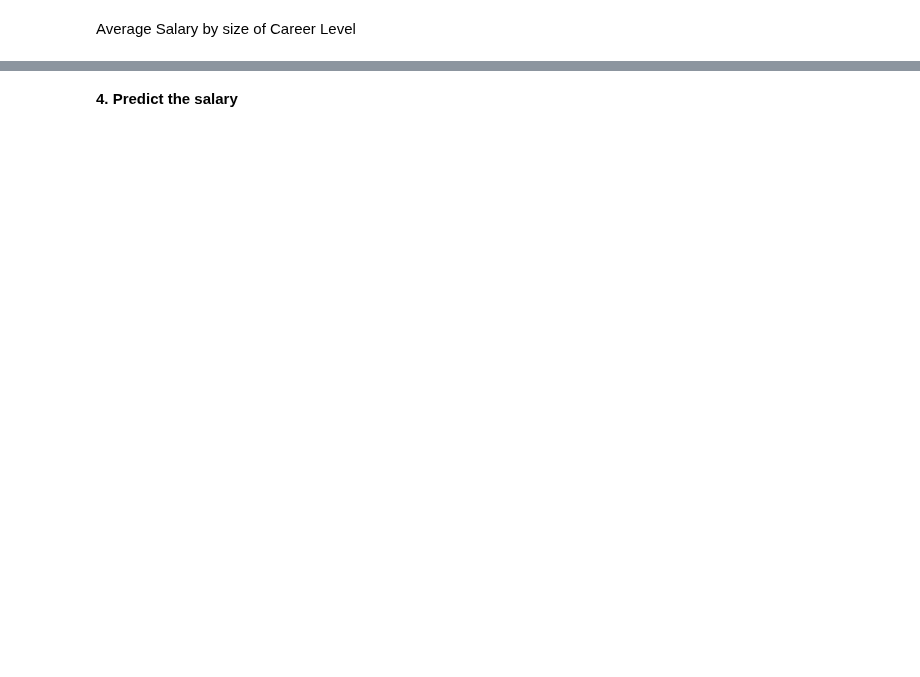
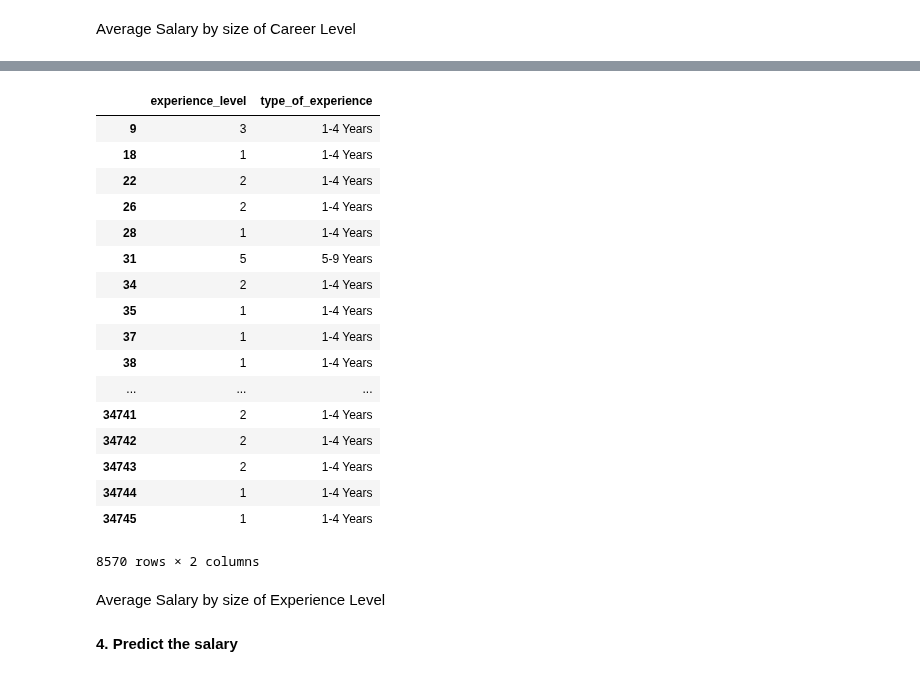
Before and after one commit to Reosta-Pratama/Project-Prediction, a Jupyter notebook: project.ipynb, the cells around one changed output, grey strips where cells are left out. Cells and saved outputs as stored; diff of their text form; code cells hidden in the pictures; blank space fills up the shorter version.

```diff
--- a/project.ipynb
+++ b/project.ipynb
@@ -126,0 +113,18 @@ Name: salary, dtype: int32
+# %%
+dataset["experience_level"] = dataset["experience_level"].str.replace("\D", "").fillna(0).astype('int')
+# %%
+type_com = []
+for i in dataset['experience_level']:
+    if i == 0:
+        type_com.append('No Experience')
+    elif 1 <= i <= 4:
+        type_com.append('1-4 Years')
+    elif 5 <= i <= 9:
+        type_com.append('5-9 Years')
+    elif 10 <= i <= 14:
+        type_com.append('10-14 Years')
+    elif 15 <= i <= 19:
+        type_com.append('15-19 Years')
+    else:
+        type_com.append('20+ Years')
+dataset['type_of_experience'] = type_com
@@ -127,2 +141,25 @@ Name: salary, dtype: int32
+# %%
+dataset[["experience_level", "type_of_experience"]]
+# %% [output]
+|  | experience_level | type_of_experience |
+| 9 | 3 | 1-4 Years |
+| 18 | 1 | 1-4 Years |
+| 22 | 2 | 1-4 Years |
+| 26 | 2 | 1-4 Years |
+| 28 | 1 | 1-4 Years |
+| 31 | 5 | 5-9 Years |
+| 34 | 2 | 1-4 Years |
+| 35 | 1 | 1-4 Years |
+| 37 | 1 | 1-4 Years |
+| 38 | 1 | 1-4 Years |
+| ... | ... | ... |
+| 34741 | 2 | 1-4 Years |
+| 34742 | 2 | 1-4 Years |
+| 34743 | 2 | 1-4 Years |
+| 34744 | 1 | 1-4 Years |
+| 34745 | 1 | 1-4 Years |
+8570 rows × 2 columns
+# %% [markdown]
+Average Salary by size of Experience Level
 # %% [markdown]
 **4. Predict the salary**
```
Also changed, not shown: parts of 16 cells of this notebook.
